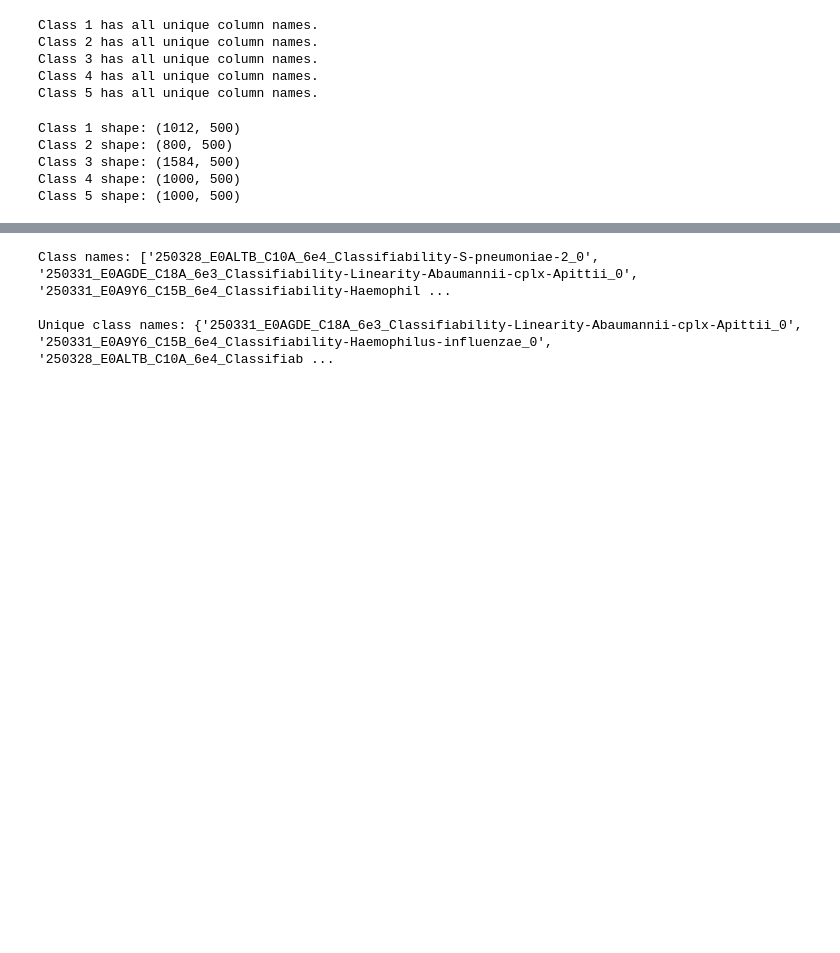
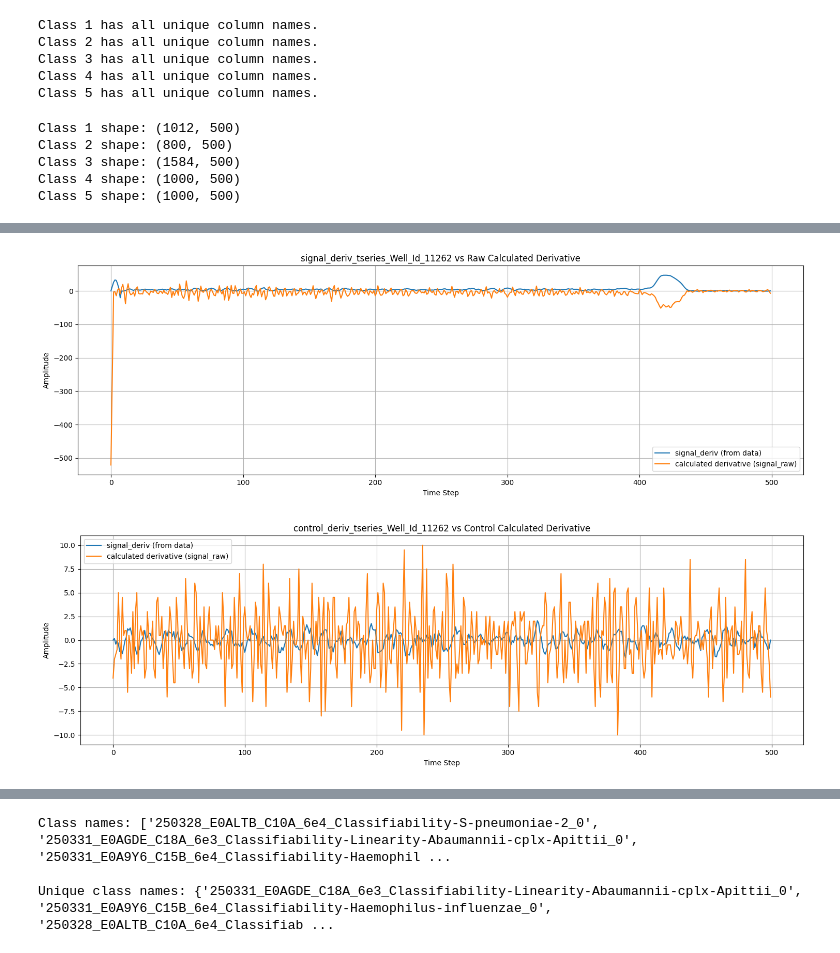
Before and after one commit to kubershahi/programming, a Jupyter notebook: assignments/melio/assignment.ipynb, the cells around one changed output, grey strips where cells are left out. Drawn from its saved outputs; the diff is of its cells as text; code cells hidden in the pictures; blank space fills up the shorter version.

```diff
--- a/assignments/melio/assignment.ipynb
+++ b/assignments/melio/assignment.ipynb
@@ -111,0 +199,49 @@ Class 5 shape: (1000, 500)
+# %%
+'''Verifying the derivative signal against a numerical derivative calculation.'''
+
+# Pick a random well ID from signal_raw
+well_id = '11262'  # example; use one from your actual data
+df = dataframes[2]  # pick any class to test
+
+# Construct expected row names
+sig_raw_id = f'signal_raw_tseries_Well_Id_{well_id}'
+sig_deriv_id = f'signal_deriv_tseries_Well_Id_{well_id}'
+cont_raw_id = f'control_raw_tseries_Well_Id_{well_id}'
+con_deriv_id = f'control_deriv_tseries_Well_Id_{well_id}'
+
+# Get the raw and derivative signals for the selected well
+sig_raw = df.loc[sig_raw_id].astype(float).values
+sig_deriv = df.loc[sig_deriv_id].astype(float).values
+cont_raw = df.loc[cont_raw_id].astype(float).values
+con_deriv = df.loc[con_deriv_id].astype(float).values
+
+# Calculate numerical derivatives
+sig_raw_calc = np.gradient(sig_raw)
+cont_raw_calc = np.gradient(cont_raw)
+
+# Plot signal_deriv: measured vs calculated
+plt.figure(figsize=(15, 5))
+plt.plot(sig_deriv, label='signal_deriv (from data)')
+plt.plot(sig_raw_calc, label='calculated derivative (signal_raw)')
+plt.title(f'{sig_deriv_id} vs Raw Calculated Derivative')
+plt.xlabel('Time Step')
+plt.ylabel('Amplitude')
+plt.legend()
+plt.grid(True)
+plt.tight_layout()
+plt.show()
+
+# Plot control_deriv: measured vs calculated
+plt.figure(figsize=(15, 5))
+plt.plot(con_deriv, label='signal_deriv (from data)')
+plt.plot(cont_raw_calc, label='calculated derivative (signal_raw)')
+plt.title(f'{con_deriv_id} vs Control Calculated Derivative')
+plt.xlabel('Time Step')
+plt.ylabel('Amplitude')
+plt.legend()
+plt.grid(True)
+plt.tight_layout()
+plt.show()
+# %% [output]
+[figure, added]
+[figure, added]
```
Also changed, not shown: parts of 11 cells of this notebook.
